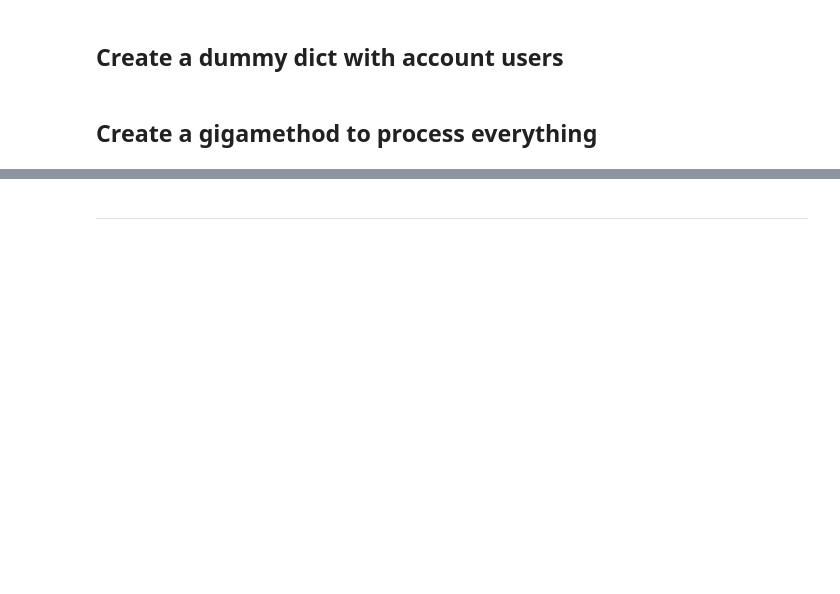
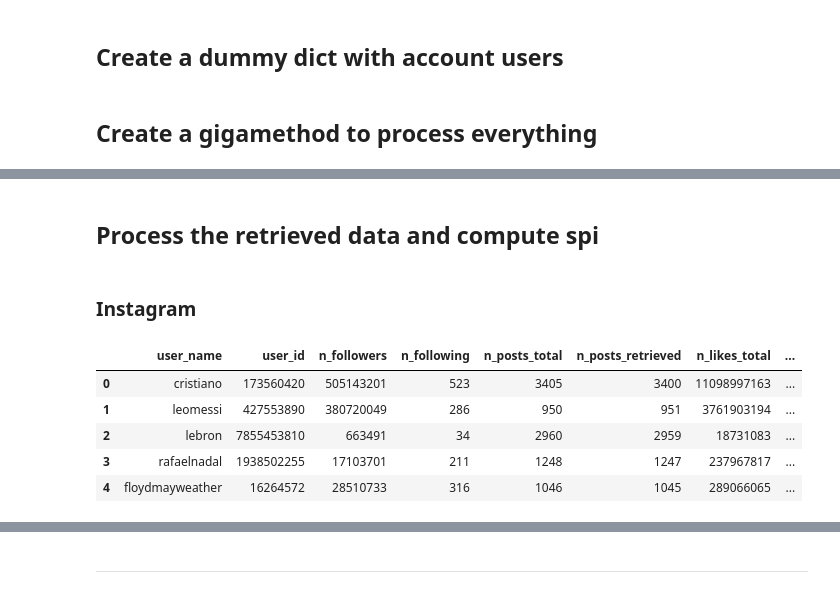
Before and after one commit to deperiv/vertikal-x-ds, a Jupyter notebook: Code/Pipeline/pipeline.ipynb, the cells around one changed output, grey strips where cells are left out. Saved outputs shown, nothing was run; the diff lists cells and outputs as text; code cells hidden in the pictures; blank space fills up the shorter version.

```diff
--- a/Code/Pipeline/pipeline.ipynb
+++ b/Code/Pipeline/pipeline.ipynb
@@ -383,16 +361,0 @@ def get_spi(user_dict):
-# %%
-user_data_twitter, user_data_ig = get_spi(users_dict["cristiano"])
-# %%
-start_time_allp = time.time()
-users_data = {}
-
-for user in users_dict.keys():
-    print(f"Working on {user}")
-    user_data_twitter, user_data_ig = get_spi(users_dict[user])
-    users_data[user] = {}
-    users_data[user]["twitter"] = user_data_twitter
-    users_data[user]["instagram"] = user_data_ig
-    print(f"Done with {user}")
-    print("-----------------")
-    time.sleep(60)
-print(f"Total elapsed time: {(time.time()-start_time_allp)} secs")
@@ -484,0 +392,2 @@ engagement = (n_likes+n_comments)/(n_followers)*100
+# %%
+user_data_twitter, user_data_ig = get_spi(users_dict["cristiano"], api, cl, retrieve_all_ig=True)
@@ -484,0 +426,14 @@ engagement = (n_likes+n_comments)/(n_followers)*100
+# %%
+start_time_allp = time.time()
+users_data = {}
+
+for user in users_dict.keys():
+    print(f"Working on {user}")
+    user_data_twitter, user_data_ig = get_spi(users_dict[user], api, cl, retrieve_all_ig=False)
+    users_data[user] = {}
+    users_data[user]["twitter"] = user_data_twitter
+    users_data[user]["instagram"] = user_data_ig
+    print(f"Done with {user}")
+    print("-----------------")
+    time.sleep(60)
+print(f"Total elapsed time: {(time.time()-start_time_allp)} secs")
@@ -484,0 +458,18 @@ engagement = (n_likes+n_comments)/(n_followers)*100
+# %% [markdown]
+## Process the retrieved data and compute spi
+# %% [markdown]
+### Instagram
+# %%
+users_data_instagram = [users_data[username]["instagram"] for username in users_data.keys()]
+df_ig = pd.DataFrame(users_data_instagram)
+df_ig["n_likes_retrieved"] = abs(df_ig["n_likes_retrieved"])
+df_ig["engagement"] = (df_ig["n_likes_total"] + df_ig["n_comments_total"])/(df_ig["n_followers"])*100
+df_ig["relative_engagement"] = (df_ig["n_likes_retrieved"] + df_ig["n_comments_retrieved"])/(df_ig["n_followers"])*100
+df_ig
+# %% [output]
+|  | user_name | user_id | n_followers | n_following | n_posts_total | n_posts_retrieved | n_likes_total | ... |
+| 0 | cristiano | 173560420 | 505143201 | 523 | 3405 | 3400 | 11098997163 | ... |
+| 1 | leomessi | 427553890 | 380720049 | 286 | 950 | 951 | 3761903194 | ... |
+| 2 | lebron | 7855453810 | 663491 | 34 | 2960 | 2959 | 18731083 | ... |
+| 3 | rafaelnadal | 1938502255 | 17103701 | 211 | 1248 | 1247 | 237967817 | ... |
+| 4 | floydmayweather | 16264572 | 28510733 | 316 | 1046 | 1045 | 289066065 | ... |
```
Also changed, not shown: parts of 53 cells of this notebook, 9 other files.
